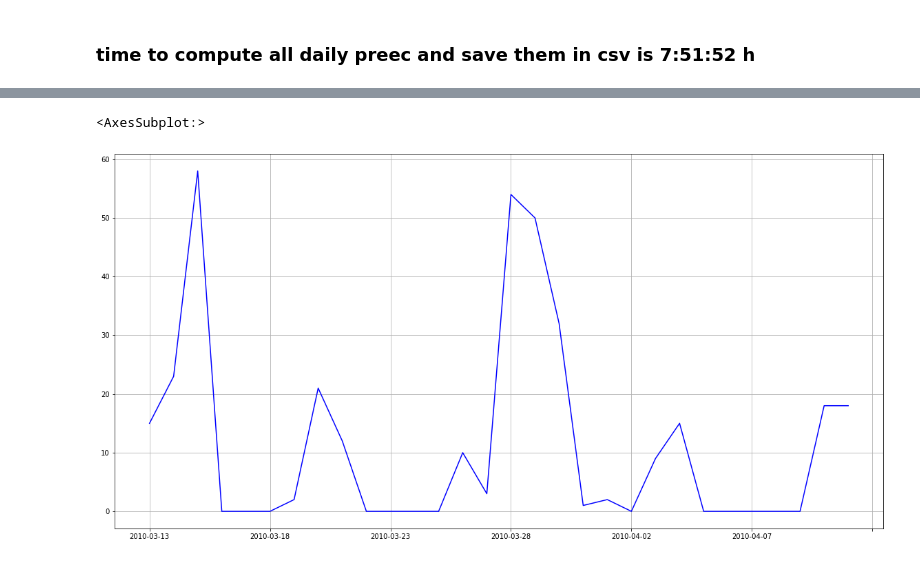
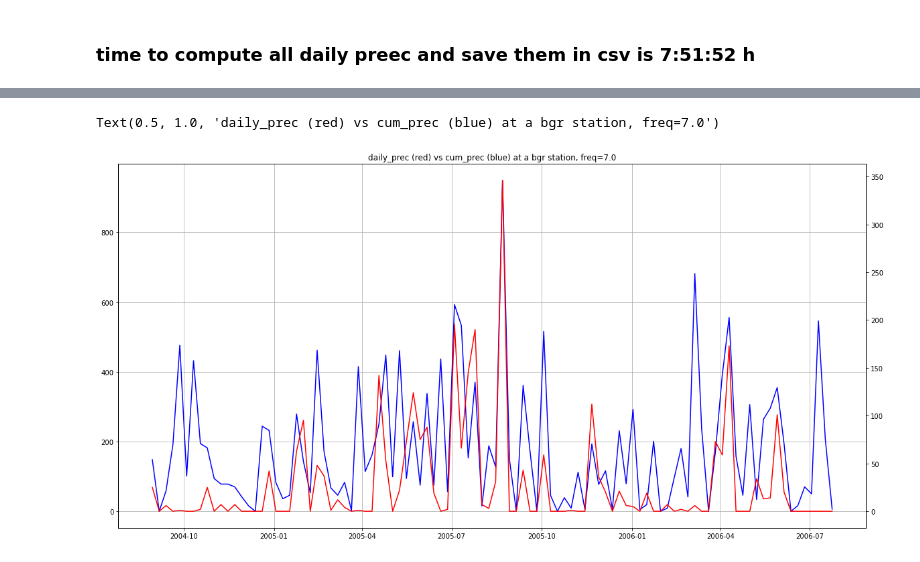
Before and after one commit to basem-AI/BGR_outlier_detection, a Jupyter notebook: extract_precipitation.ipynb, the cells around one changed output, grey strips where cells are left out. Drawn from its saved outputs; the diff is of its cells as text; code cells hidden in the pictures.

Commit message:
compute the cum_prec

```diff
--- a/extract_precipitation.ipynb
+++ b/extract_precipitation.ipynb
@@ -239,0 +420,6 @@ daily_prec.head()
+# %%
+# import t s and convert into date type
+grouped_t_s = pd.read_csv("dataset/time_series/grouped_t_s.csv")
+grouped_t_s = grouped_t_s.set_index("proj_id")
+grouped_t_s.columns = convert_col_to_date(grouped_t_s.columns)
+grouped_t_s.head()
@@ -239,0 +435,6 @@ daily_prec.head()
+# %%
+# import the daily_prec to compute cum prec and save it inplace
+daily_prec=pd.read_csv("dataset/regnie_dwd/csv/filtered_daily_prec.csv").set_index("proj_id")
+daily_prec.columns = convert_col_to_date(daily_prec.columns)
+print(daily_prec.shape)
+daily_prec.head()
@@ -239,0 +451,8 @@ daily_prec.head()
+# %%
+# import the daily_prec to compute cum prec and save it inplace
+cum_prec=pd.read_csv("dataset/regnie_dwd/csv/cum_prec.csv").set_index("proj_id")
+columns = convert_col_to_date(cum_prec.columns[:-1])
+columns.append("freq")
+cum_prec.columns=columns
+print(cum_prec.shape)
+cum_prec.head()
@@ -240,10 +469,14 @@ daily_prec.head()
 # %%
+# range of plot
+a,b = -100,-1
+
 #bgr_serial = 1246 #freq 1
 #bgr_serial =  #freq
-bgr_serial = 13000 #freq 7
+bgr_serial = 2146 #freq 7
 #bgr_serial = 2461 #freq 7
 #bgr_serial = 4689 #freq 14
 #bgr_serial = 8888 #freq 30
-#f =ave_temp.iloc[bgr_serial][-1]
-#ts_index = grouped_t_s.iloc[bgr_serial].dropna().index
-#ts_index = ts_index[ts_index < ave_temp.iloc[bgr_serial].index[-2]]
+f =cum_prec.iloc[bgr_serial][-1]
+ts_index = grouped_t_s.iloc[bgr_serial].dropna().index
+# exclude the last month of the ts -> there are no temp
+ts_index = ts_index[ts_index < cum_prec.iloc[bgr_serial].index[-2]]
@@ -250,11 +497,10 @@ bgr_serial = 13000 #freq 7
 # %%
 plt.figure(figsize=(20,10))
-#daily_prec.iloc[bgr_serial].dropna()[ts_index][:100].plot(color='blue',grid=True)
 
-daily_prec.iloc[bgr_serial][5550:5580].plot(color='blue',grid=True)
-#daily_temp.iloc[bgr_serial].dropna()[ts_index][:100].plot(color='red',grid=True, secondary_y=True)
+cum_prec.iloc[bgr_serial][ts_index][a:b].plot(color='blue',grid=True)
+daily_prec.iloc[bgr_serial][ts_index][a:b].plot(color='red',grid=True, secondary_y=True)
 #ave_temp.loc["BB_25481088"].dropna()[5000:5200].plot(color='red',grid=True, secondary_y=True)
-#plt.title(f"daily_prec (red) vs cum_prec (blue) at a bgr station, freq={f}")
+plt.title(f"daily_prec (red) vs cum_prec (blue) at a bgr station, freq={f}")
 # %% [output]
-<AxesSubplot:>
+Text(0.5, 1.0, 'daily_prec (red) vs cum_prec (blue) at a bgr station, freq=7.0')
-[figure, old version]
+[figure, new version]
```
Also changed, not shown: parts of 39 cells of this notebook, 1 other file.
